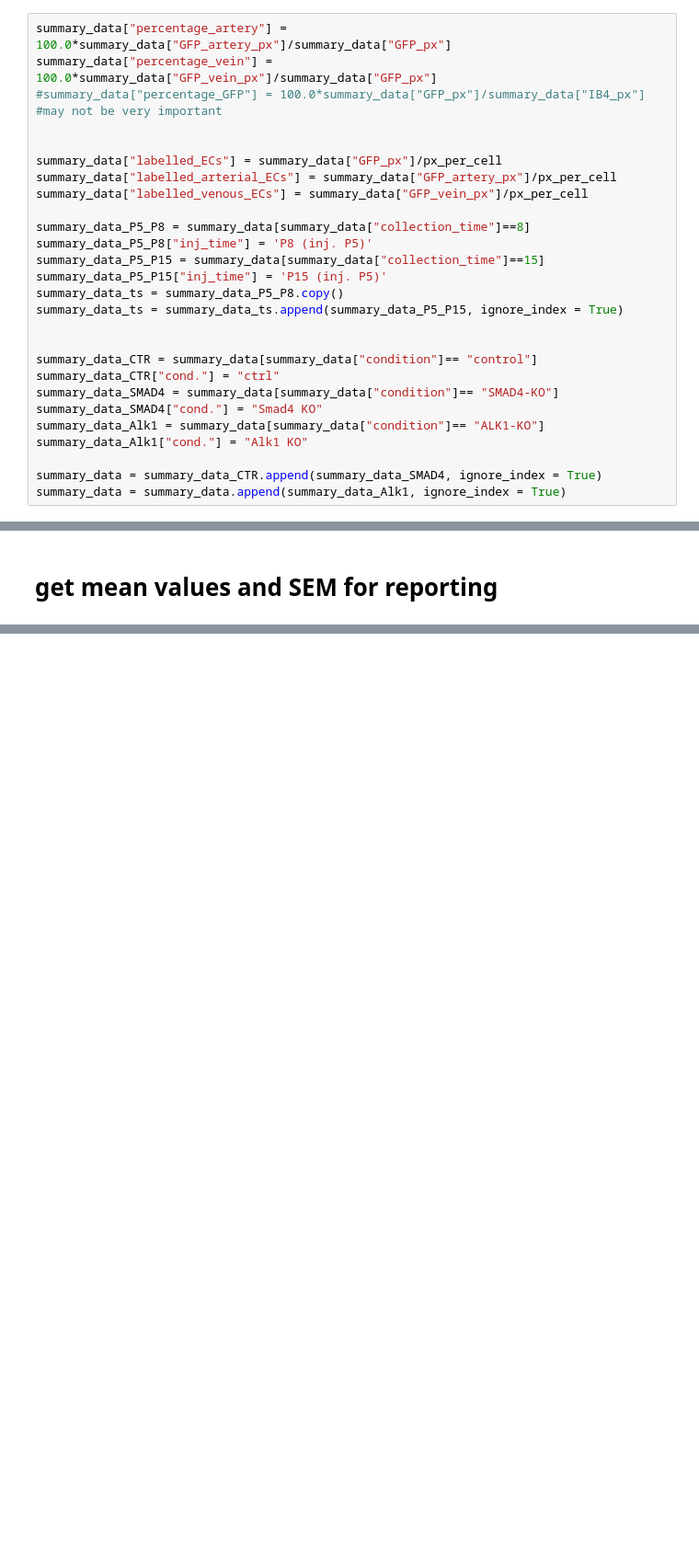
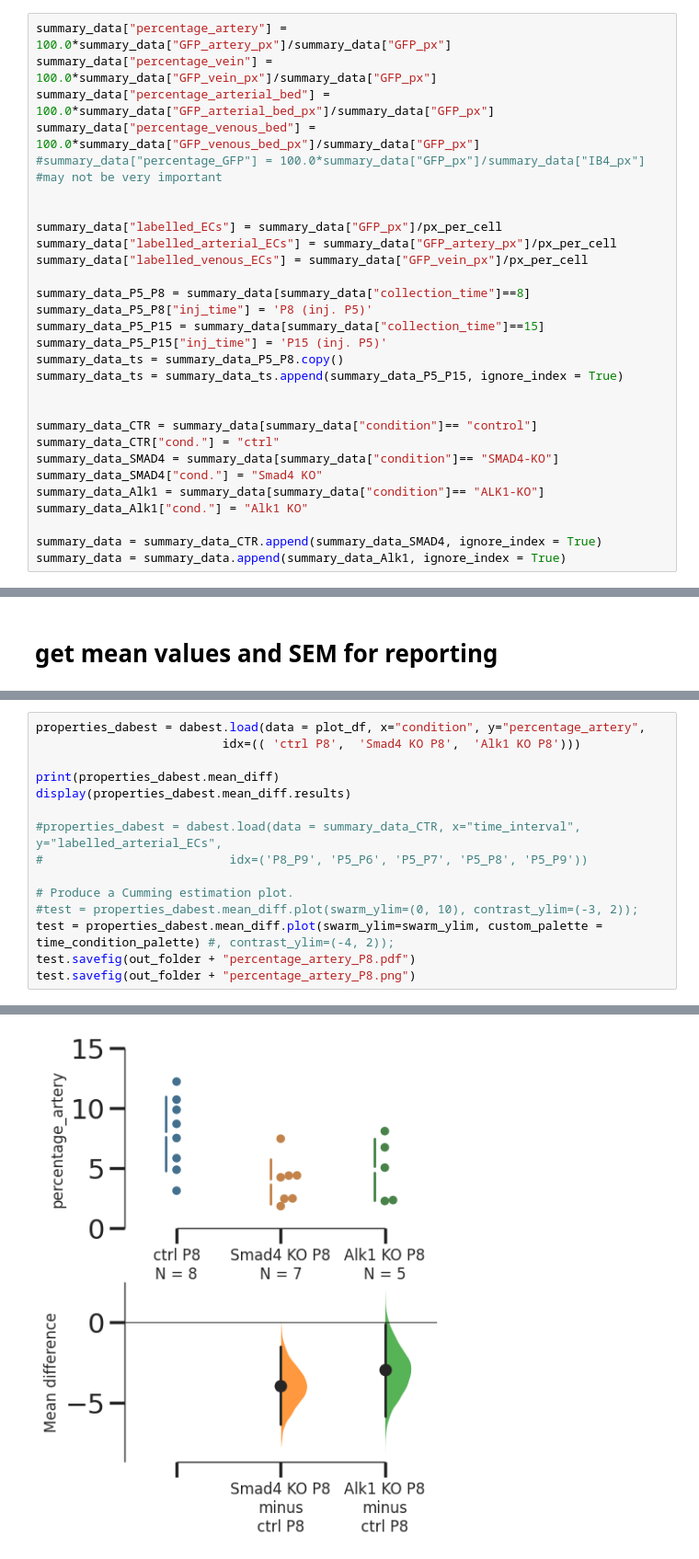
Before and after one commit to gerhardt-lab/retina-VACS-HHT, a Jupyter notebook: notebooks/dabest_statistical_analysis-HHT.ipynb, the cells around one changed output, grey strips where cells are left out. Shown at 92% size. Cells and saved outputs as stored; diff of their text form; blank space fills up the shorter version.

```diff
--- a/notebooks/dabest_statistical_analysis-HHT.ipynb
+++ b/notebooks/dabest_statistical_analysis-HHT.ipynb
@@ -69,6 +90,8 @@ summary_data
 # %%
 summary_data["percentage_artery"] = 100.0*summary_data["GFP_artery_px"]/summary_data["GFP_px"]
 summary_data["percentage_vein"] = 100.0*summary_data["GFP_vein_px"]/summary_data["GFP_px"]
+summary_data["percentage_arterial_bed"] = 100.0*summary_data["GFP_arterial_bed_px"]/summary_data["GFP_px"]
+summary_data["percentage_venous_bed"] = 100.0*summary_data["GFP_venous_bed_px"]/summary_data["GFP_px"]
 #summary_data["percentage_GFP"] = 100.0*summary_data["GFP_px"]/summary_data["IB4_px"] #may not be very important
 
 
@@ -172,0 +278,16 @@ test.savefig(out_folder + "percentage_artery_P15.png")
+# %%
+properties_dabest = dabest.load(data = plot_df, x="condition", y="percentage_artery",
+                          idx=(( 'ctrl P8',  'Smad4 KO P8',  'Alk1 KO P8')))
+
+print(properties_dabest.mean_diff)
+display(properties_dabest.mean_diff.results)
+
+#properties_dabest = dabest.load(data = summary_data_CTR, x="time_interval", y="labelled_arterial_ECs",
+#                          idx=('P8_P9', 'P5_P6', 'P5_P7', 'P5_P8', 'P5_P9'))
+
+# Produce a Cumming estimation plot.
+#test = properties_dabest.mean_diff.plot(swarm_ylim=(0, 10), contrast_ylim=(-3, 2));
+test = properties_dabest.mean_diff.plot(swarm_ylim=swarm_ylim, custom_palette = time_condition_palette) #, contrast_ylim=(-4, 2));
+test.savefig(out_folder + "percentage_artery_P8.pdf")
+test.savefig(out_folder + "percentage_artery_P8.png")
+# %% [output]
@@ -172,0 +316 @@ test.savefig(out_folder + "percentage_artery_P15.png")
+[figure, added]
```
Also changed, not shown: parts of 15 cells of this notebook, 1 other file.
